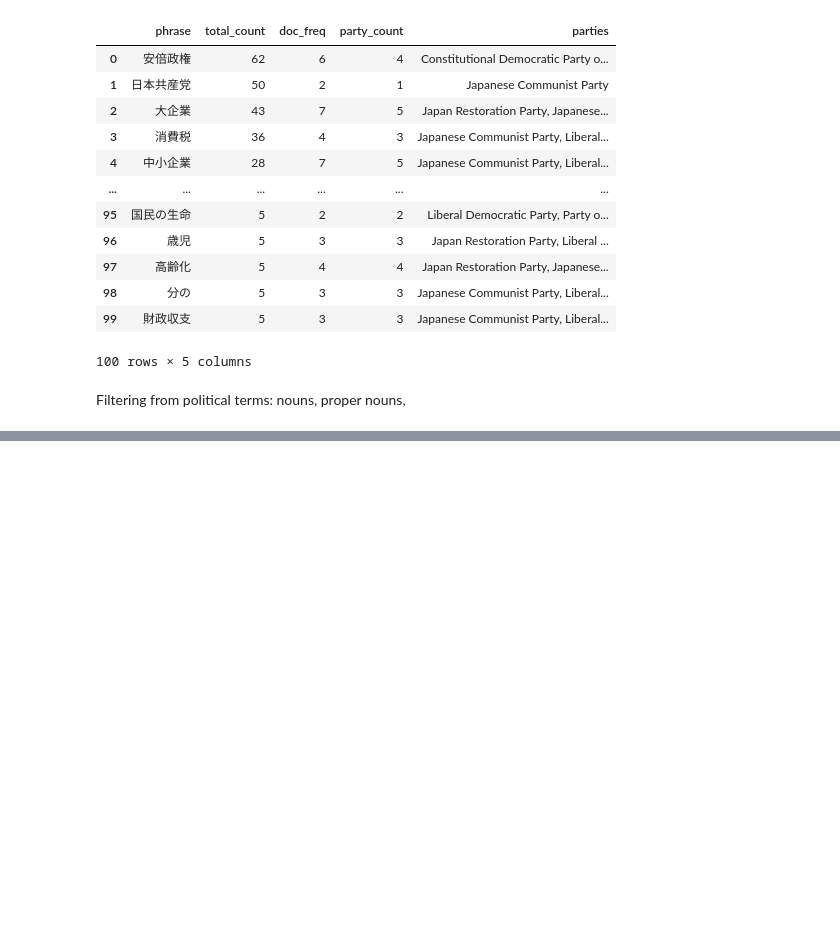
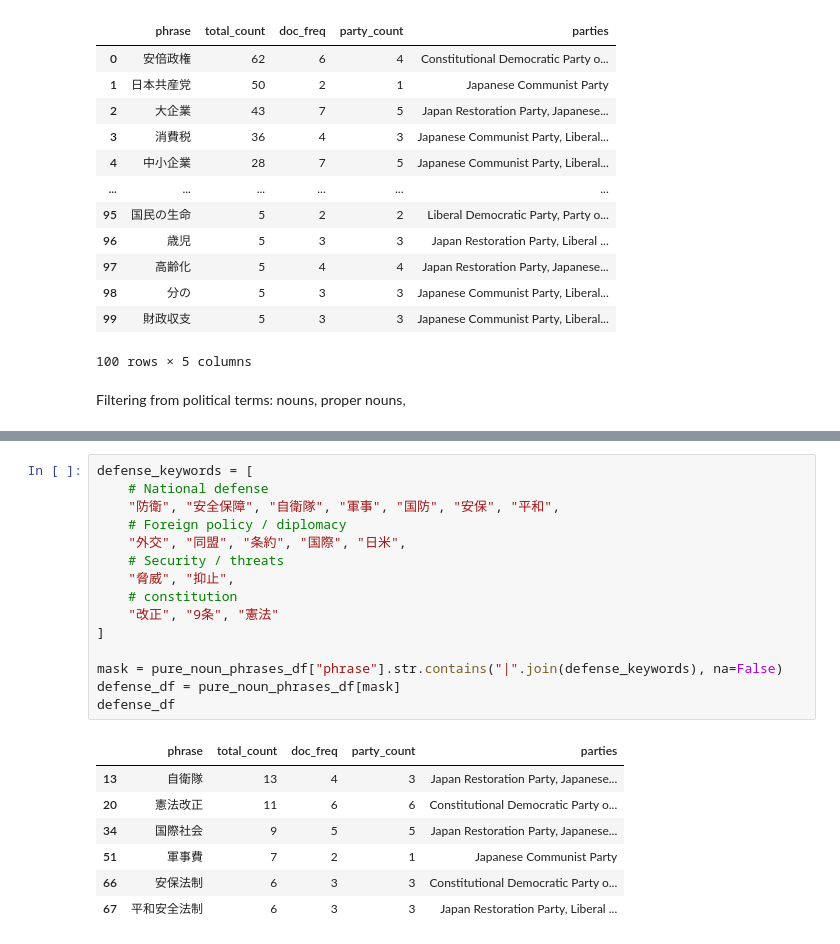
Before and after one commit to ninaudagawa/Media-Politics, a Jupyter notebook: project/notebooks/manifesto_keywords.ipynb, the cells around one changed output, grey strips where cells are left out. Drawn from its saved outputs; the diff is of its cells as text; blank space fills up the shorter version.

Commit message:
keywords updated

```diff
--- a/project/notebooks/manifesto_keywords.ipynb
+++ b/project/notebooks/manifesto_keywords.ipynb
@@ -794,0 +826,23 @@ pure_noun_phrases_df
+# %%
+defense_keywords = [
+    # National defense
+    "防衛", "安全保障", "自衛隊", "軍事", "国防", "安保", "平和",
+    # Foreign policy / diplomacy
+    "外交", "同盟", "条約", "国際", "日米",
+    # Security / threats
+    "脅威", "抑止",
+    # constitution
+    "改正", "9条", "憲法"
+]
+
+mask = pure_noun_phrases_df["phrase"].str.contains("|".join(defense_keywords), na=False)
+defense_df = pure_noun_phrases_df[mask]
+defense_df
+# %% [output]
+|  | phrase | total_count | doc_freq | party_count | parties |
+| 13 | 自衛隊 | 13 | 4 | 3 | Japan Restoration Party, Japanese... |
+| 20 | 憲法改正 | 11 | 6 | 6 | Constitutional Democratic Party o... |
+| 34 | 国際社会 | 9 | 5 | 5 | Japan Restoration Party, Japanese... |
+| 51 | 軍事費 | 7 | 2 | 1 | Japanese Communist Party |
+| 66 | 安保法制 | 6 | 3 | 3 | Constitutional Democratic Party o... |
+| 67 | 平和安全法制 | 6 | 3 | 3 | Japan Restoration Party, Liberal ... |
```
Also changed, not shown: parts of 10 cells of this notebook.
